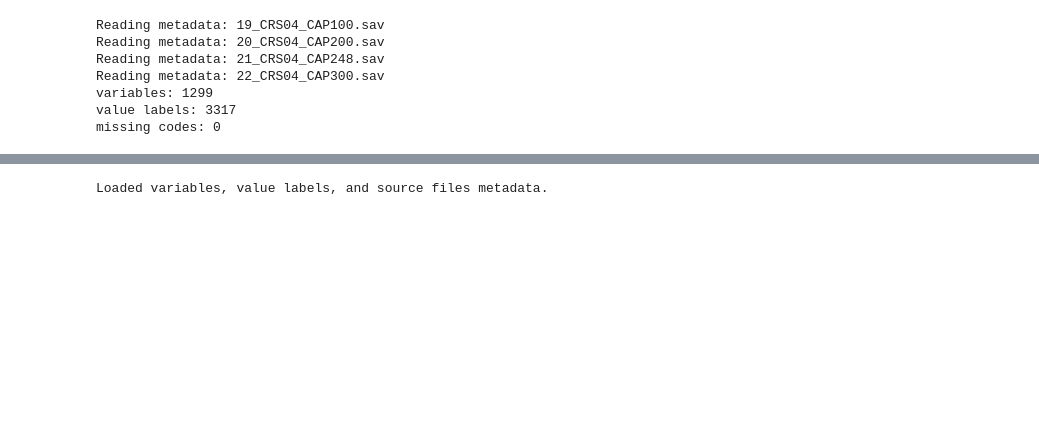
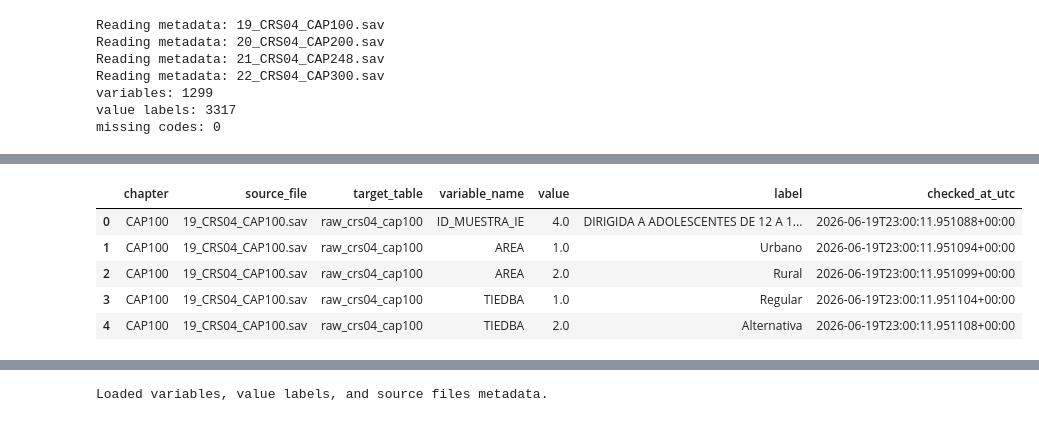
Before and after one commit to ascordero001-cell/enares-2024-crs04-ml, a Jupyter notebook: notebooks/02 bigquery/03_ENARES_2024_STAGE2_load_spss_metadata_to_bigquery.ipynb, the cells around one changed output, grey strips where cells are left out. Cells and saved outputs as stored; diff of their text form; code cells hidden in the pictures; blank space fills up the shorter version.

```diff
--- a/notebooks/02 bigquery/03_ENARES_2024_STAGE2_load_spss_metadata_to_bigquery.ipynb
+++ b/notebooks/02 bigquery/03_ENARES_2024_STAGE2_load_spss_metadata_to_bigquery.ipynb
@@ -88,13 +119,16 @@ for _, row in table_mapping.iterrows():
     _, meta = pyreadstat.read_sav(
         row["source_path"],
         metadataonly=True,
-        apply_value_formats=False
+        apply_value_formats=False,
     )
 
     chapter = row["chapter"]
     source_file = row["source_file"]
     target_table = row["target_table"]
 
+    # --------------------------------------------------------
+    # Variable labels
+    # --------------------------------------------------------
     for var_name, var_label in zip(meta.column_names, meta.column_labels):
         variables_rows.append({
             "chapter": chapter,
@@ -102,9 +136,12 @@ for _, row in table_mapping.iterrows():
             "target_table": target_table,
             "variable_name": var_name,
             "variable_label": var_label,
-            "checked_at_utc": datetime.now(timezone.utc).isoformat()
+            "checked_at_utc": datetime.now(timezone.utc).isoformat(),
         })
 
+    # --------------------------------------------------------
+    # Value labels
+    # --------------------------------------------------------
     variable_value_labels = getattr(meta, "variable_value_labels", {}) or {}
 
     for var_name, labels in variable_value_labels.items():
@@ -116,35 +153,64 @@ for _, row in table_mapping.iterrows():
                 "variable_name": var_name,
                 "value": str(value),
                 "label": str(label),
-                "checked_at_utc": datetime.now(timezone.utc).isoformat()
+                "checked_at_utc": datetime.now(timezone.utc).isoformat(),
             })
 
+    # --------------------------------------------------------
+    # Missing codes (one value/range per row)
+    # --------------------------------------------------------
     missing_user_values = getattr(meta, "missing_user_values", {}) or {}
     missing_ranges = getattr(meta, "missing_ranges", {}) or {}
 
+    # User-defined missing values
     for var_name, values in missing_user_values.items():
-        missing_rows.append({
-            "chapter": chapter,
-            "source_file": source_file,
-            "target_table": target_table,
-            "variable_name": var_name,
-            "missing_type": "user_value",
-            "missing_value": str(values),
-            "checked_at_utc": datetime.now(timezone.utc).isoformat()
-        })
+        if not isinstance(values, (list, tuple, set)):
+            values = [values]
 
+        for value in values:
+            missing_rows.append({
+                "chapter": chapter,
+                "source_file": source_file,
+                "target_table": target_table,
+                "variable_name": var_name,
+                "missing_type": "user_value",
+                "missing_value": str(value),
+                "missing_range_low": None,
+                "missing_range_high": None,
+                "checked_at_utc": datetime.now(timezone.utc).isoformat(),
+            })
+
+    # Missing ranges
     for var_name, ranges in missing_ranges.items():
-        missing_rows.append({
-            "chapter": chapter,
-            "source_file": source_file,
-            "target_table": target_table,
-            "variable_name": var_name,
-            "missing_type": "range",
-            "missing_value": str(ranges),
-            "checked_at_utc": datetime.now(timezone.utc).isoformat()
-        })
+        if not isinstance(ranges, (list, tuple)):
+            ranges = [ranges]
 
+        for r in ranges:
+            if isinstance(r, dict):
+                low = r.get("lo")
+                high = r.get("hi")
+            elif isinstance(r, (list, tuple)) and len(r) >= 2:
+                low, high = r[0], r[1]
+            else:
+                low, high = None, None
+
+            missing_rows.append({
+                "chapter": chapter,
+                "source_file": source_file,
+                "target_table": target_table,
+                "variable_name": var_name,
+                "missing_type": "range",
+                "missing_value": str(r),
+                "missing_range_low": str(low) if low is not None else None,
+                "missing_range_high": str(high) if high is not None else None,
+                "checked_at_utc": datetime.now(timezone.utc).isoformat(),
+            })
+
+# --------------------------------------------------------
+# Convert to DataFrames
+# --------------------------------------------------------
 variables_df = pd.DataFrame(variables_rows)
+
 value_labels_df = pd.DataFrame(value_label_rows)
 
 missing_df = pd.DataFrame(
@@ -156,13 +222,23 @@ missing_df = pd.DataFrame(
         "variable_name",
         "missing_type",
         "missing_value",
-        "checked_at_utc"
-    ]
+        "missing_range_low",
+        "missing_range_high",
+        "checked_at_utc",
+    ],
 )
 
+
+# --------------------------------------------------------
+# Summary
+# --------------------------------------------------------
 print("variables:", len(variables_df))
 print("value labels:", len(value_labels_df))
 print("missing codes:", len(missing_df))
+
+display(variables_df.head())
+display(value_labels_df.head())
+display(missing_df.head())
 # %% [output]
 Reading metadata: 19_CRS04_CAP100.sav
 Reading metadata: 20_CRS04_CAP200.sav
@@ -173,0 +256,6 @@ missing codes: 0
+|  | chapter | source_file | target_table | variable_name | value | label | checked_at_utc |
+| 0 | CAP100 | 19_CRS04_CAP100.sav | raw_crs04_cap100 | ID_MUESTRA_IE | 4.0 | DIRIGIDA A ADOLESCENTES DE 12 A 1... | 2026-06-19T23:00:11.951088+00:00 |
+| 1 | CAP100 | 19_CRS04_CAP100.sav | raw_crs04_cap100 | AREA | 1.0 | Urbano | 2026-06-19T23:00:11.951094+00:00 |
+| 2 | CAP100 | 19_CRS04_CAP100.sav | raw_crs04_cap100 | AREA | 2.0 | Rural | 2026-06-19T23:00:11.951099+00:00 |
+| 3 | CAP100 | 19_CRS04_CAP100.sav | raw_crs04_cap100 | TIEDBA | 1.0 | Regular | 2026-06-19T23:00:11.951104+00:00 |
+| 4 | CAP100 | 19_CRS04_CAP100.sav | raw_crs04_cap100 | TIEDBA | 2.0 | Alternativa | 2026-06-19T23:00:11.951108+00:00 |
```
Also changed, not shown: parts of 16 cells of this notebook.
